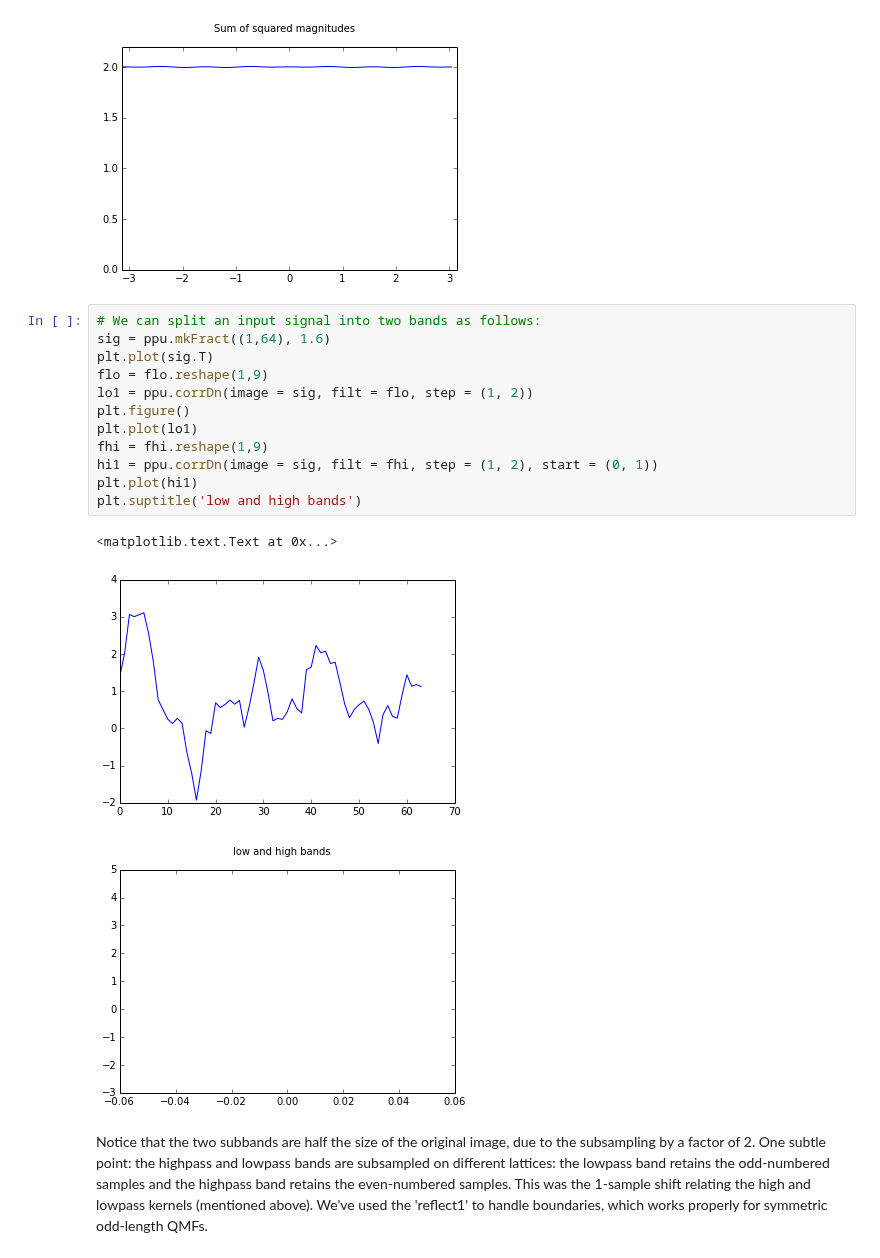
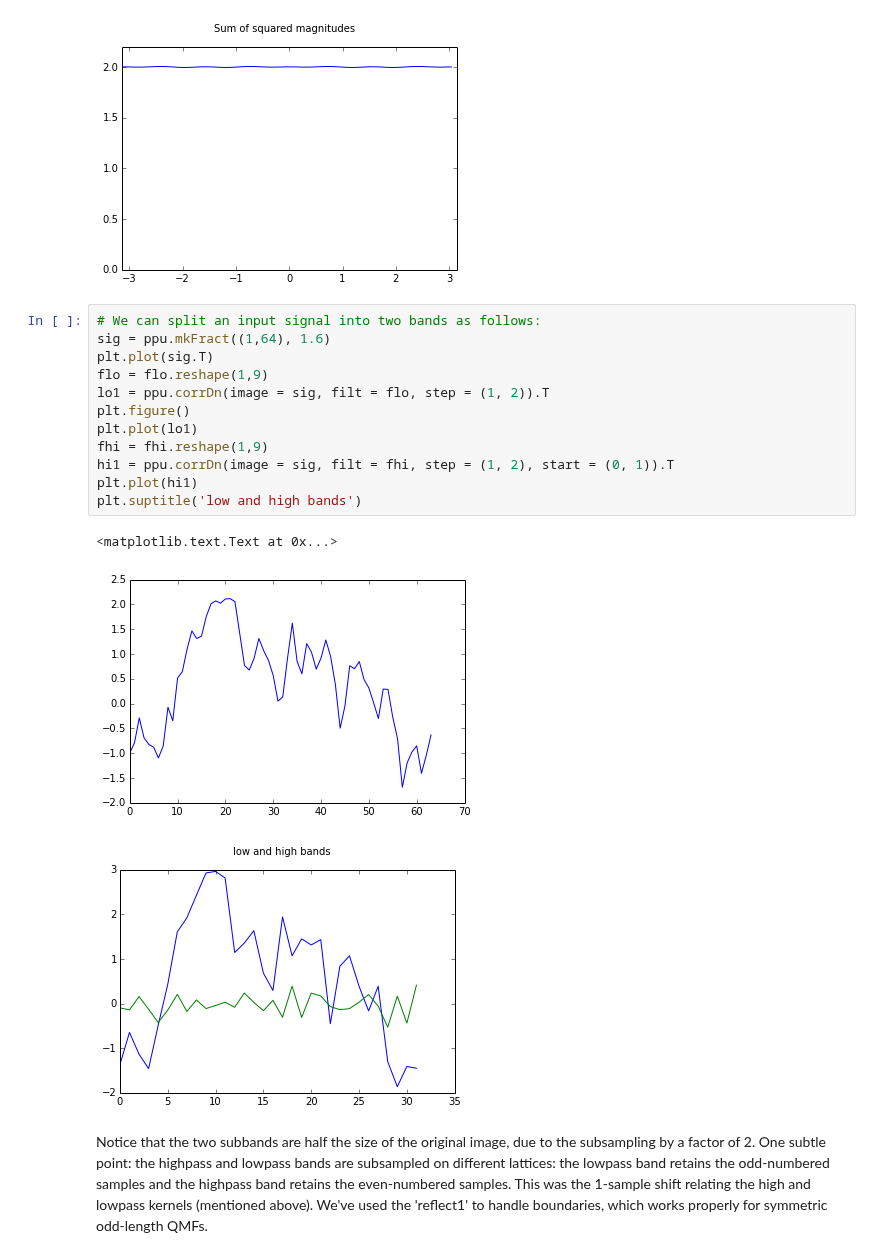
Before and after one commit to LabForComputationalVision/pyrtools, a Jupyter notebook: pyramids.ipynb, the cells around one changed output. Drawn from its saved outputs; the diff is of its cells as text.

```diff
--- a/pyramids.ipynb
+++ b/pyramids.ipynb
@@ -476,19 +476,19 @@ plt.suptitle('Sum of squared magnitudes')
 # %%
 # We can split an input signal into two bands as follows:
 sig = ppu.mkFract((1,64), 1.6)
 plt.plot(sig.T)
 flo = flo.reshape(1,9)
-lo1 = ppu.corrDn(image = sig, filt = flo, step = (1, 2))
+lo1 = ppu.corrDn(image = sig, filt = flo, step = (1, 2)).T
 plt.figure()
 plt.plot(lo1)
 fhi = fhi.reshape(1,9)
-hi1 = ppu.corrDn(image = sig, filt = fhi, step = (1, 2), start = (0, 1))
+hi1 = ppu.corrDn(image = sig, filt = fhi, step = (1, 2), start = (0, 1)).T
 plt.plot(hi1)
 plt.suptitle('low and high bands')
 # %% [output]
 <matplotlib.text.Text at 0x...>
-[figure, old version]
+[figure, new version]
-[figure, old version]
+[figure, new version]
 # %% [markdown]
 Notice that the two subbands are half the size of the original
 image, due to the subsampling by a factor of 2.  One subtle point:
```
Also changed, not shown: parts of 42 cells of this notebook, 2 other files.
